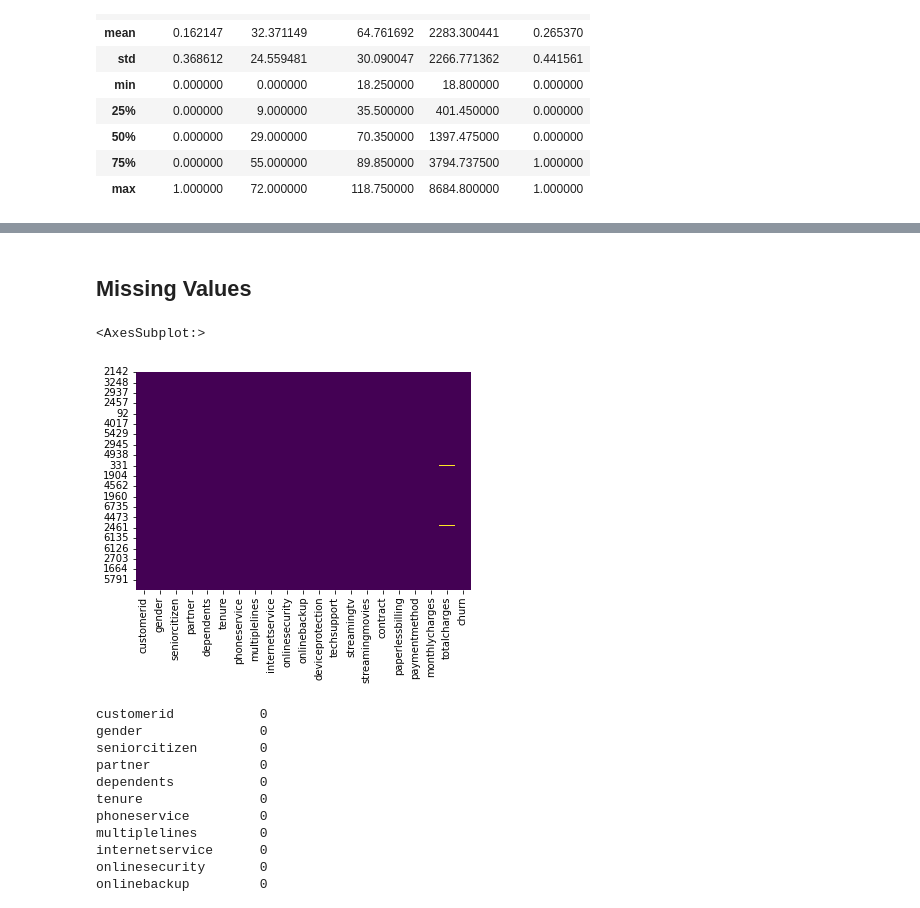
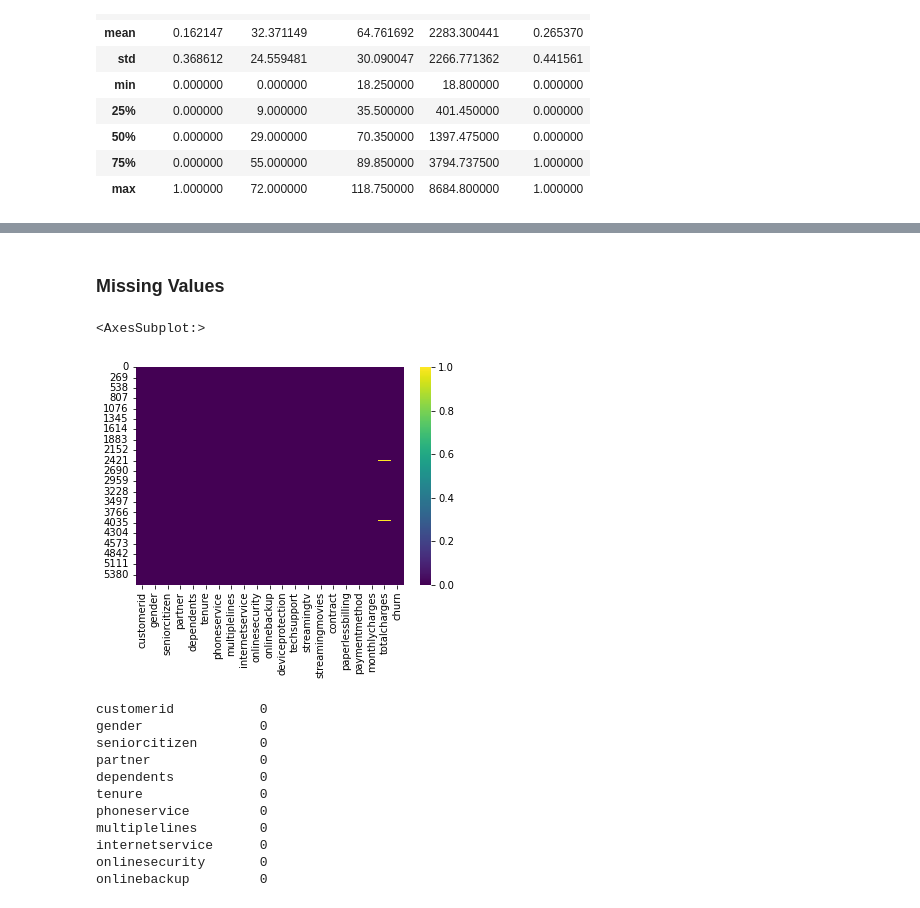
Before and after one commit to SiamakMushakhian/Kaggle, a Jupyter notebook: telco_customer_churn/Telco_Customer_Churn.ipynb, the cells around one changed output, grey strips where cells are left out. Drawn from its saved outputs; the diff is of its cells as text; code cells hidden in the pictures.

```diff
--- a/telco_customer_churn/Telco_Customer_Churn.ipynb
+++ b/telco_customer_churn/Telco_Customer_Churn.ipynb
@@ -142,3 +142,5 @@ Name: churn, dtype: float64
+# %%
+df_full_train = df_full_train.reset_index(drop=True)
 # %%
 df_full_train.info()
 # %% [output]
@@ -196,10 +205,10 @@ sns.histplot(df_full_train['totalcharges'])
 # %% [markdown]
-## Missing Values
+### Missing Values
 # %%
-sns.heatmap(df_full_train.isnull(), cbar=False, cmap='viridis')
+sns.heatmap(df_full_train.isnull(), cmap='viridis')
 # %% [output]
 <AxesSubplot:>
-[figure, old version]
+[figure, new version]
 # %%
 # get the number of missing data points per column
 missing_values_count = df_full_train.isnull().sum()
```
Also changed, not shown: parts of 22 cells of this notebook, 1 other file.
